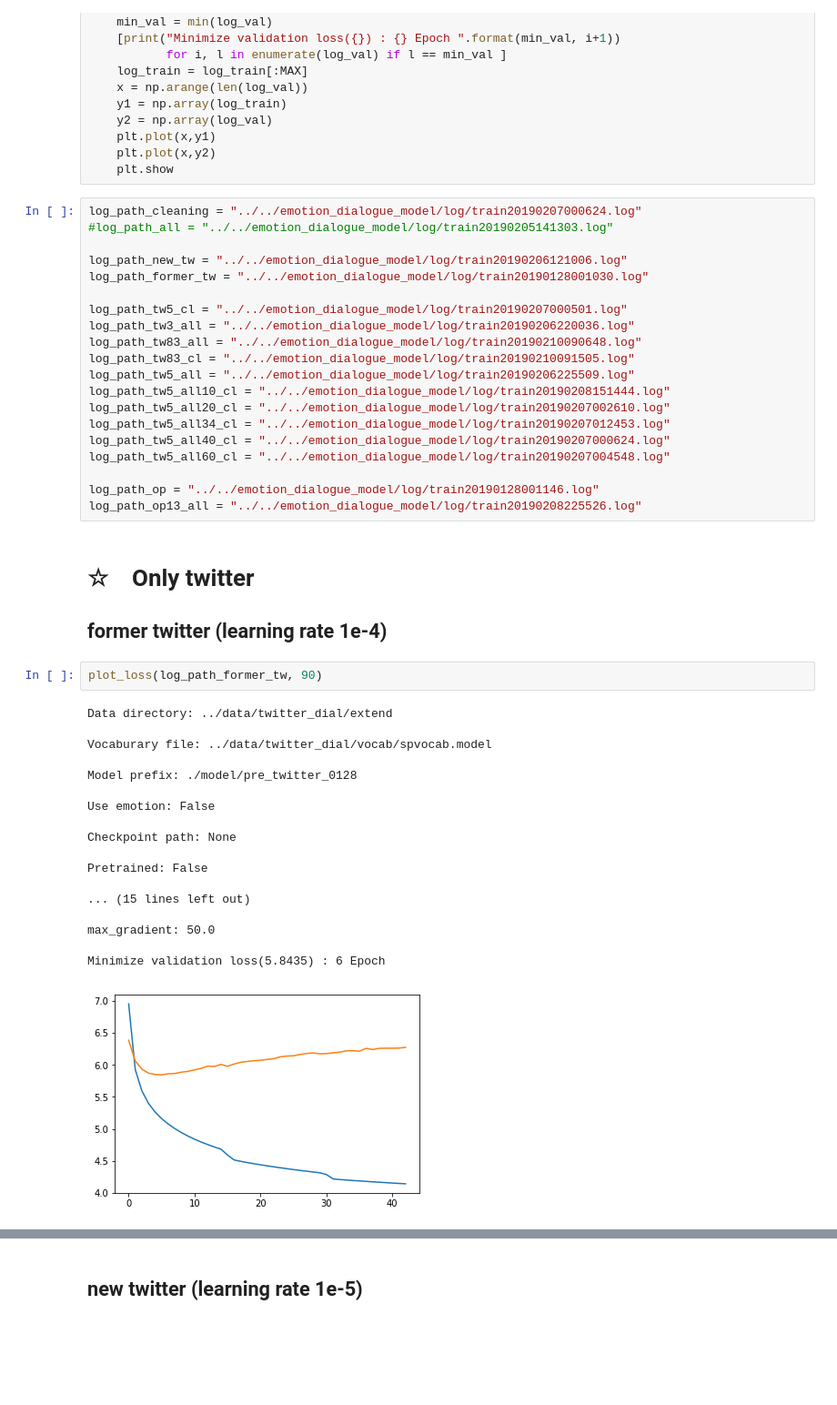
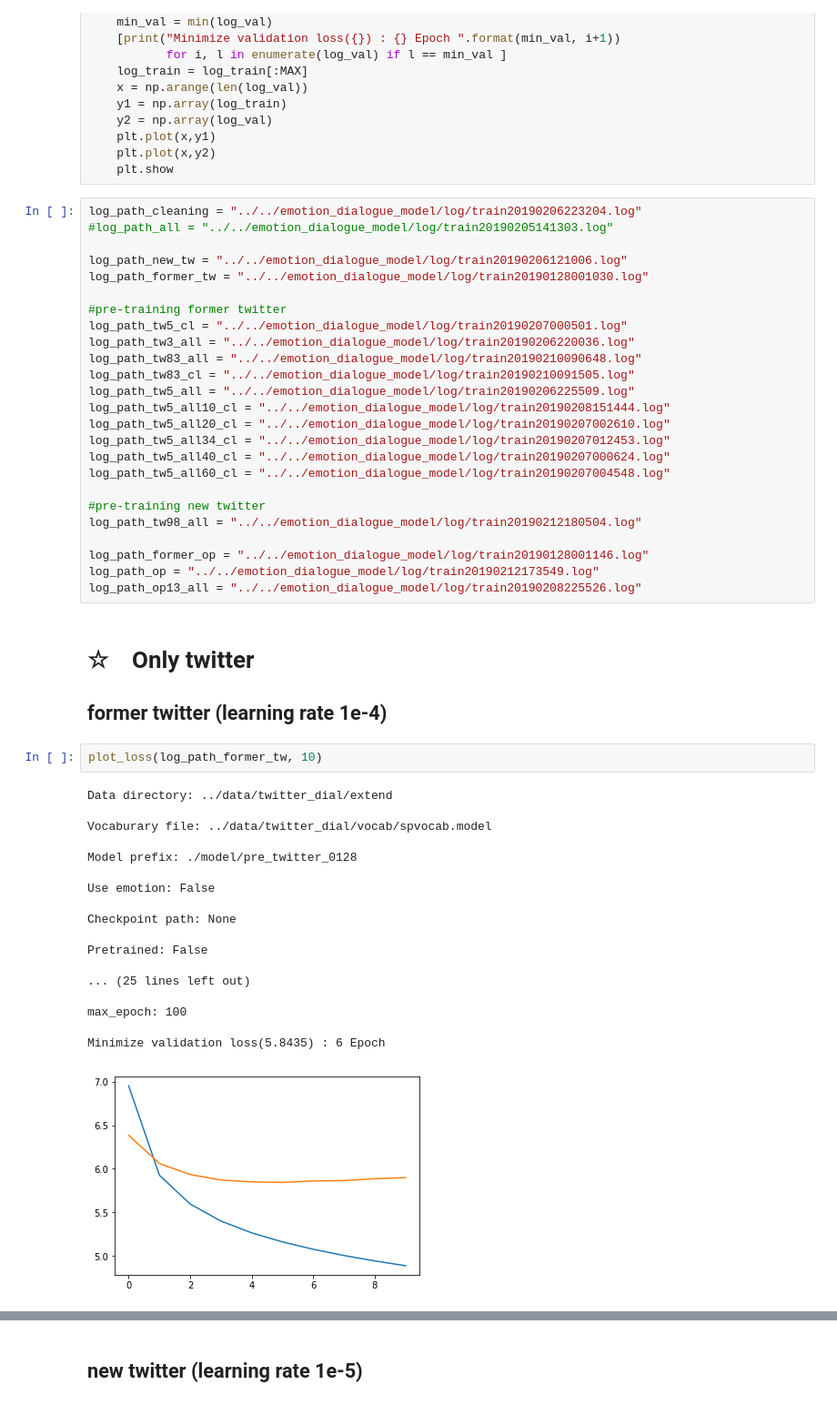
Before and after one commit to AsaiSara/Data_analysis, a Jupyter notebook: log_analyze/log_analyze0205.ipynb, the cells around one changed output, grey strips where cells are left out. Shown at 91% size. Cells and saved outputs as stored; diff of their text form; blank space fills up the shorter version.

```diff
--- a/log_analyze/log_analyze0205.ipynb
+++ b/log_analyze/log_analyze0205.ipynb
@@ -46,12 +46,13 @@ def plot_loss(log_path, MAX=-1,y_max=None):
     plt.plot(x,y2)
     plt.show
 # %%
-log_path_cleaning = "../../emotion_dialogue_model/log/train20190207000624.log"
+log_path_cleaning = "../../emotion_dialogue_model/log/train20190206223204.log"
 #log_path_all = "../../emotion_dialogue_model/log/train20190205141303.log"
 
 log_path_new_tw = "../../emotion_dialogue_model/log/train20190206121006.log"
 log_path_former_tw = "../../emotion_dialogue_model/log/train20190128001030.log"
 
+#pre-training former twitter
 log_path_tw5_cl = "../../emotion_dialogue_model/log/train20190207000501.log"
 log_path_tw3_all = "../../emotion_dialogue_model/log/train20190206220036.log"
 log_path_tw83_all = "../../emotion_dialogue_model/log/train20190210090648.log"
@@ -63,29 +64,33 @@ log_path_tw5_all34_cl = "../../emotion_dialogue_model/log/train20190207012453.lo
 log_path_tw5_all40_cl = "../../emotion_dialogue_model/log/train20190207000624.log"
 log_path_tw5_all60_cl = "../../emotion_dialogue_model/log/train20190207004548.log"
 
-log_path_op = "../../emotion_dialogue_model/log/train20190128001146.log"
+#pre-training new twitter
+log_path_tw98_all = "../../emotion_dialogue_model/log/train20190212180504.log"
+
+log_path_former_op = "../../emotion_dialogue_model/log/train20190128001146.log"
+log_path_op = "../../emotion_dialogue_model/log/train20190212173549.log"
 log_path_op13_all = "../../emotion_dialogue_model/log/train20190208225526.log"
 # %% [markdown]
 # ☆　Only twitter
 ## former twitter (learning rate 1e-4)
 # %%
-plot_loss(log_path_former_tw, 90)
+plot_loss(log_path_former_tw, 10)
 # %% [output]
 Data directory: ../data/twitter_dial/extend
 
 Vocaburary file: ../data/twitter_dial/vocab/spvocab.model
 
 Model prefix: ./model/pre_twitter_0128
 
 Use emotion: False
 
 Checkpoint path: None
 
 Pretrained: False
 
-... (15 lines left out)
+... (25 lines left out)
 
-max_gradient: 50.0
+max_epoch: 100
 
 Minimize validation loss(5.8435) : 6 Epoch
-[figure, old version]
+[figure, new version]
```
Also changed, not shown: parts of 16 cells of this notebook.
